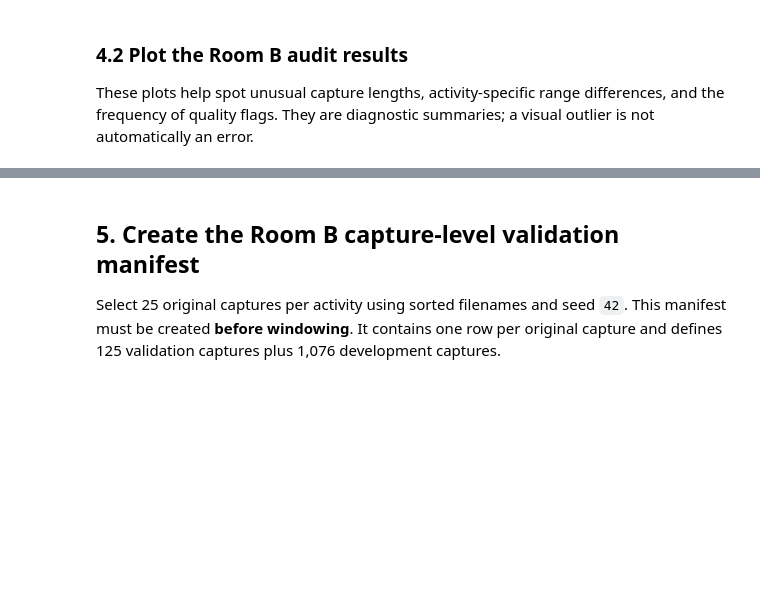
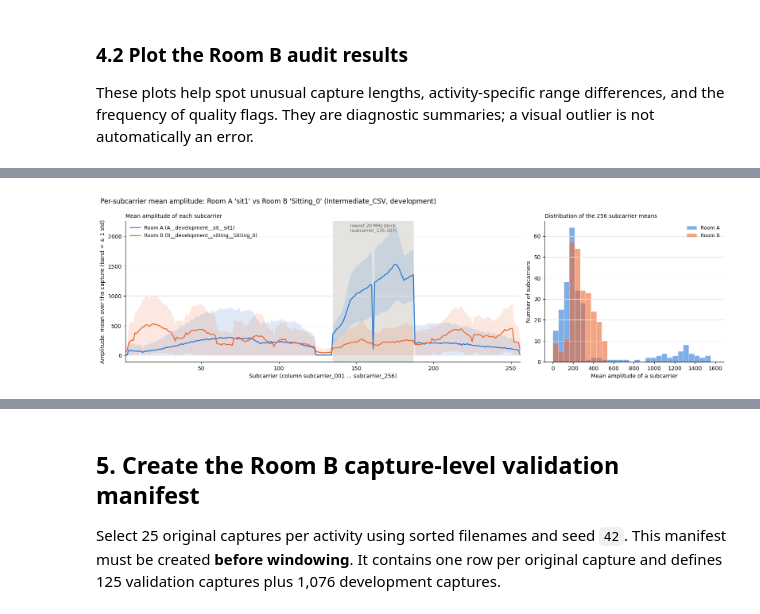
Before and after one commit to Krisna-Sah-Teli/cross-room-few-shot-adaptation, a Jupyter notebook: App/main_notebook.ipynb, the cells around one changed output, grey strips where cells are left out. Cells and saved outputs as stored; diff of their text form; code cells hidden in the pictures; blank space fills up the shorter version.

```diff
--- a/App/main_notebook.ipynb
+++ b/App/main_notebook.ipynb
@@ -532,0 +543,92 @@ plt.show()
+# %%
+# ============================================================
+# 4.3 Per-subcarrier mean of one Room A and one Room B capture
+# ============================================================
+
+import numpy as np
+import pandas as pd
+import matplotlib.pyplot as plt
+
+# Original capture names to compare (same activity, development split).
+ROOM_A_CAPTURE = "sit1"         # Room A: sit/sit1.pcap
+ROOM_B_CAPTURE = "Sitting_0"    # Room B: Data/Sitting_0.csv
+
+
+def find_intermediate_csv(folder, capture_name):
+    """Return the intermediate CSV of one original capture.
+
+    Accepts both naming styles: `<...>__sit1.csv` and `<...>__sit1__<hash>.csv`.
+    """
+    matches = sorted(
+        path for path in folder.glob("*.csv")
+        if path.stem == capture_name
+        or path.stem.endswith(f"__{capture_name}")
+        or f"__{capture_name}__" in path.stem
+    )
+    if not matches:
+        raise FileNotFoundError(f"No intermediate CSV for capture {capture_name!r} in {folder}")
+    return matches[0]
+
+
+captures = {
+    "Room A": find_intermediate_csv(ROOM_A_DEV_DIR, ROOM_A_CAPTURE),
+    "Room B": find_intermediate_csv(ROOM_B_DEV_DIR, ROOM_B_CAPTURE),
+}
+ROOM_COLORS = {"Room A": "#2a78d6", "Room B": "#eb6834"}
+
+subcarrier_stats = {}
+for room, csv_path in captures.items():
+    amplitudes = pd.read_csv(csv_path)
+    assert amplitudes.shape[1] == 256, f"{csv_path.name}: expected 256 columns, got {amplitudes.shape[1]}"
+    # Mean and standard deviation of every subcarrier over all observations of the capture.
+    subcarrier_stats[room] = pd.DataFrame({
+        "mean": amplitudes.mean(axis=0),
+        "std": amplitudes.std(axis=0),
+    })
+    print(f"{room}: {csv_path.relative_to(PROJECT_ROOT)} -> {amplitudes.shape[0]} observations x 256 subcarriers")
+
+# Summary of the 256 per-subcarrier means of each capture.
+mean_summary = pd.DataFrame({room: stats["mean"].describe() for room, stats in subcarrier_stats.items()}).round(1)
+mean_summary.index = ["subcarriers", "mean of means", "std of means", "min", "25%", "median", "75%", "max"]
+print("\nDistribution of the 256 per-subcarrier means:")
+display(mean_summary)
+
+fig, axes = plt.subplots(1, 2, figsize=(16, 4.8), gridspec_kw={"width_ratios": [2.2, 1]})
+subcarrier_number = np.arange(1, 257)       # matches the column names subcarrier_001 ... subcarrier_256
+
+# Left: mean of each subcarrier, with a +/- 1 standard deviation band over the capture.
+ax = axes[0]
+for room, stats in subcarrier_stats.items():
+    ax.plot(subcarrier_number, stats["mean"], color=ROOM_COLORS[room], linewidth=1.8,
+            label=f"{room} ({captures[room].stem})")
+    ax.fill_between(subcarrier_number, (stats["mean"] - stats["std"]).clip(lower=0),
+                    stats["mean"] + stats["std"], color=ROOM_COLORS[room], alpha=0.15, linewidth=0)
+ax.axvspan(135, 187, color="#e4e3df", zorder=0)
+ax.text(161, ax.get_ylim()[1] * 0.98, "lowest 20 MHz block\n(subcarrier_135-187)", ha="center", va="top",
+        fontsize=8, color="#52514e")
+ax.set_xlim(1, 256)
+ax.set_xlabel("Subcarrier (column subcarrier_001 ... subcarrier_256)")
+ax.set_ylabel("Amplitude: mean over the capture (band = ± 1 std)")
+ax.set_title("Mean amplitude of each subcarrier", loc="left", fontsize=10)
+ax.legend(frameon=False, fontsize=9, loc="upper left")
+
+# Right: how the 256 subcarrier means are distributed.
+ax = axes[1]
+bins = np.linspace(0, max(stats["mean"].max() for stats in subcarrier_stats.values()) * 1.05, 31)
+for room, stats in subcarrier_stats.items():
+    ax.hist(stats["mean"], bins=bins, color=ROOM_COLORS[room], alpha=0.6, label=room,
+            edgecolor="white", linewidth=0.5)
+ax.set_xlabel("Mean amplitude of a subcarrier")
+ax.set_ylabel("Number of subcarriers")
+ax.set_title("Distribution of the 256 subcarrier means", loc="left", fontsize=10)
+ax.legend(frameon=False, fontsize=9)
+
+for ax in axes:
+    ax.grid(axis="y", color="#e4e3df", linewidth=0.8)
+    for side in ("top", "right"):
+        ax.spines[side].set_visible(False)
+fig.suptitle(f"Per-subcarrier mean amplitude: Room A '{ROOM_A_CAPTURE}' vs Room B '{ROOM_B_CAPTURE}' "
+             "(Intermediate_CSV, development)", x=0.01, ha="left")
+fig.tight_layout()
+plt.show()
+# %% [output]
@@ -532,0 +648 @@ plt.show()
+[figure, added]
```
Also changed, not shown: parts of 9 cells of this notebook, 7 other files.
